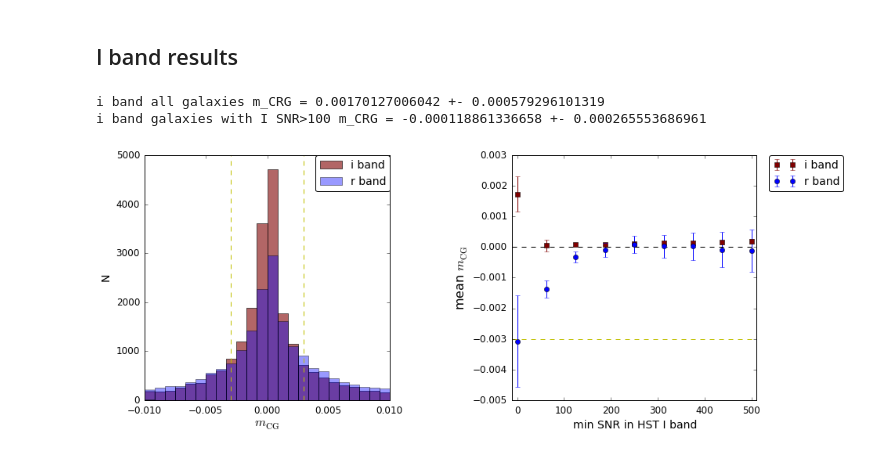
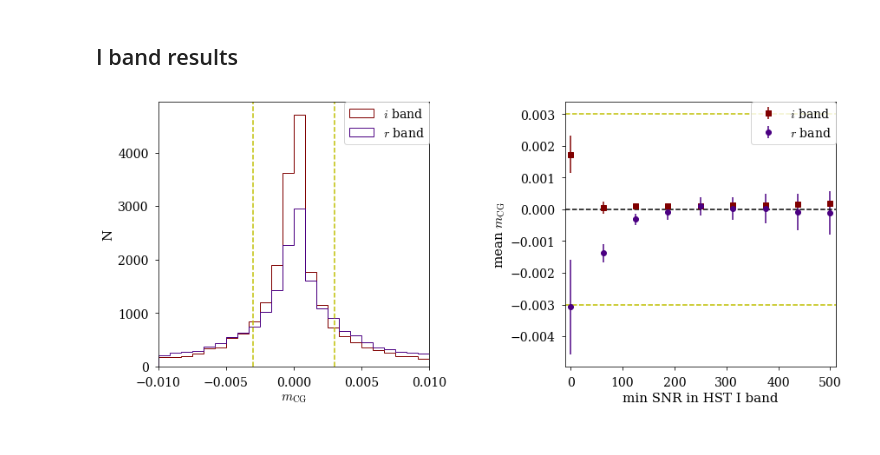
Before and after one commit to sowmyakth/measure_cg_bias, a Jupyter notebook: notebooks/AEGIS_cg_results.ipynb, the cells around one changed output. Saved outputs shown, nothing was run; the diff lists cells and outputs as text; code cells hidden in the pictures.

```diff
--- a/notebooks/AEGIS_cg_results.ipynb
+++ b/notebooks/AEGIS_cg_results.ipynb
@@ -1,21 +1,20 @@
 # %%
 import numpy as np
-from astropy.table import Table,vstack
+from astropy.table import Table,vstack,join, Column
 %matplotlib inline
 import matplotlib.pyplot as plt
-import os
 import os
 parentdir = os.path.abspath("..")
 os.sys.path.insert(0,parentdir)
 from astropy.table import Table
 
-plt.rc('font', family='sans-serif')
+plt.rc('font', family='serif', size=14)
 plt.rc('xtick.major', size=4, pad=7)
-plt.rc('xtick', labelsize=12)
+plt.rc('xtick', labelsize=14)
 plt.rc('ytick.major', size=4, pad=7)
-plt.rc('ytick', labelsize=12)
+plt.rc('ytick', labelsize=14)
 plt.rc('axes', titlesize=16)
-plt.rc('axes', labelsize=14)
+plt.rc('axes', labelsize=15)
 plt.rc('legend',**{'fontsize':14})
 plt.rc('savefig', bbox='tight')
 plt.rc('figure.subplot', wspace=0.5)
@@ -29,4 +26,5 @@ aeg_cg_bias_cat = Table.read('/nfs/slac/g/ki/ki19/deuce/AEGIS/cg_results/final_A
 # %%
+aeg_cg_bias_cat = Table.read(parentdir + '/results/final_AEGIS_cg_bias_only2.fits', format='fits')
 # Plots to be saved at
 plot_path = parentdir + '/plots/'
 # %%
@@ -297,6 +287,6 @@ from astropy.table import join, Column
 # %%
-i_cat1 = Table.read('/nfs/slac/g/ki/ki19/deuce/AEGIS/cg_results/final_AEGIS_cg_bias_i_band.fits', format='fits')
-r_cat1 = Table.read('/nfs/slac/g/ki/ki19/deuce/AEGIS/cg_results/final_AEGIS_cg_bias_only2.fits', format='fits')
+i_cat1 = Table.read(parentdir + '/results/final_AEGIS_cg_bias_i_band.fits', format='fits')
+r_cat1 = Table.read(parentdir +'/results/final_AEGIS_cg_bias_only2.fits', format='fits')
 comb = np.intersect1d(np.array(i_cat1['IDENT_1']), np.array(r_cat1['IDENT_1']))
 i_indices = [np.where(np.array(i_cat1["IDENT_1"])  == c)[0][0] for c in comb]
 r_indices = [np.where(np.array(r_cat1["IDENT_1"])  == c)[0][0] for c in comb]
@@ -306,57 +296,47 @@ r_cat = r_cat1[r_indices]
 snrs = np.linspace(0, 500,9)
 plt.figure(1,figsize=[14,14])
 plt.subplot(2,2,1)
-plt.hist(i_cat['m_CRG_1_i'].T[2],np.linspace(-0.01,0.01,25), alpha=0.6,
-         color='maroon', label='i band')
-plt.hist(r_cat['m_CRG_1'].T[2], np.linspace(-0.01,0.01,25), alpha=0.4,
-         color='blue', label='r band')
+plt.hist(i_cat['m_CRG_1_i'].T[2],np.linspace(-0.01,0.01,25), alpha=0.99,
+         color='maroon', label=r'$i$ band', histtype='step')
+plt.hist(r_cat['m_CRG_1'].T[2], np.linspace(-0.01,0.01,25), alpha=0.99,
+         color='indigo', label=r'$r$ band', histtype='step')
 plt.xlim([-0.01,0.01])
-plt.xlabel(r'$m_{\rm CG}$',size=16)
+plt.xlabel(r'$m_{\rm CG}$')
 plt.ylabel("N")
 plt.axvline(-0.003, linestyle='--', c='y')
 plt.axvline(0.003, linestyle='--', c='y')
 #plt.title('Histogram of m_cg in i band')
 plt.locator_params(tight=True, nbins=6, axis='x')
 plt.legend(loc=1)
 
 plt.subplot(2,2,2)
 mean_m_CRG_i, mean_m_CRG_r = [],[]
 mean_m_CRG_err_i, mean_m_CRG_err_r = [],[]
 for s in snrs:
     q,= np.where(r_cat['sn_ellip_gauss_2']>s)
     c1 = r_cat['m_CRG_1'][q].T[2]
     c2 = i_cat['m_CRG_1_i'][q].T[2]
     mean_m_CRG_r.append(np.mean(c1))
     mean_m_CRG_i.append(np.mean(c2))
     mean_m_CRG_err_r.append(np.std(c1)/len(q)**0.5)
     mean_m_CRG_err_i.append(np.std(c2)/len(q)**0.5)
 
 plt.axhline(0, linestyle='--', c='k')
 plt.errorbar(snrs, mean_m_CRG_i, yerr=mean_m_CRG_err_i, marker='s',linestyle='',
-             c='maroon', label='i band')
+             c='maroon', label=r'$i$ band')
 plt.errorbar(snrs, mean_m_CRG_r, yerr=mean_m_CRG_err_r, marker='o',linestyle='',
-             c='blue', label='r band')
+             c='indigo', label=r'$r$ band')
 
 plt.axhline(-0.003, linestyle='--', c='y')
 plt.axhline(0.003, linestyle='--', c='y')
 plt.xlabel('min SNR in HST I band')
 plt.xlim([-11, 511])
-plt.ylabel(r'mean $m_{\rm CG}$',size=16)
+plt.ylabel(r'mean $m_{\rm CG}$')
 
-plt.legend(bbox_to_anchor=(1.05,1), loc=2)
+#plt.legend(bbox_to_anchor=(1.05,1), loc=2)
+plt.legend(loc=1)
 #plt.title('m_cg AEGIS ')
 plt.savefig(plot_path + "aeg_mcg_i_r.png",
              bbox_inches='tight')
-
-mean = np.mean(i_cat['m_CRG_1_i'].T[2])
-err = np.std(i_cat['m_CRG_1_i'].T[2])/len(i_cat['m_CRG_1_i'].T[2])**0.5
-print "i band all galaxies m_CRG = {0} +- {1}".format(mean, err)
-
-q, = np.where(r_cat['sn_ellip_gauss_2'] > 100)
-mean = np.mean(i_cat['m_CRG_1_i'][q].T[2])
-err = np.std(i_cat['m_CRG_1_i'][q].T[2])/len(i_cat['m_CRG_1_i'][q].T[2])**0.5
-print "i band galaxies with I SNR>100 m_CRG = {0} +- {1}".format(mean, err)
 # %% [output]
-i band all galaxies m_CRG = 0.00170127006042 +- 0.000579296101319
-i band galaxies with I SNR>100 m_CRG = -0.000118861336658 +- 0.000265553686961
-[figure, old version]
+[figure, new version]
```
Also changed, not shown: parts of 6 cells of this notebook, 4 other files.
